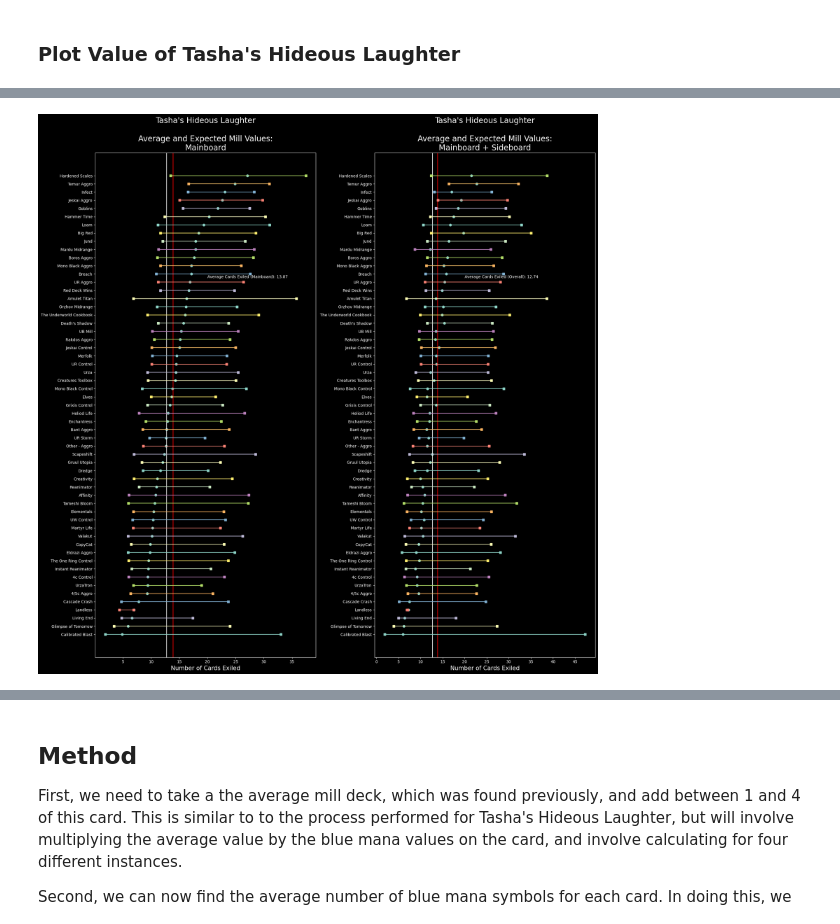
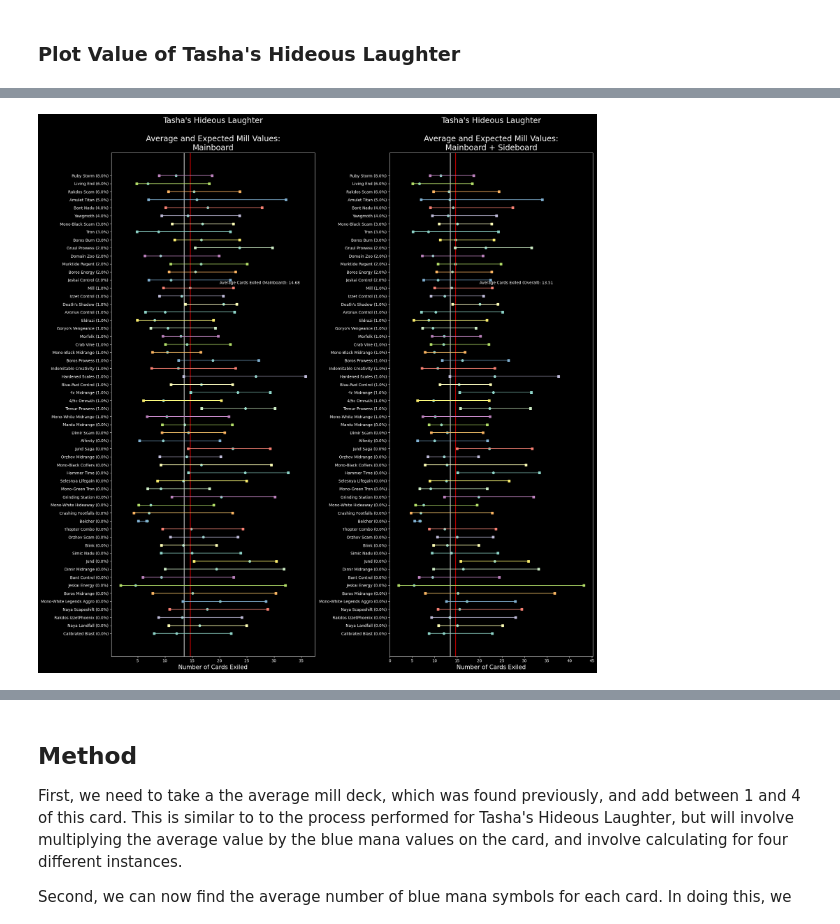
Before and after one commit to akingsley319/mtg_project, a Jupyter notebook: notebooks/EDA_Mill.ipynb, the cells around one changed output, grey strips where cells are left out. Drawn from its saved outputs; the diff is of its cells as text; code cells hidden in the pictures.

```diff
--- a/notebooks/EDA_Mill.ipynb
+++ b/notebooks/EDA_Mill.ipynb
@@ -80,7 +80,7 @@ Mainboard.fillna(0, inplace=True)
 Sideboard.fillna(0, inplace=True)
 # %%
 # All Dataframes should have the same number of decktypes and can be pulled from a single column list
-deck_types = list(Statistics['title'].unique())
+deck_types = list(Mainboard['title'].unique())
 # %%
 # Average deck size according to taken mean of each card's prevalence
 mainboard_deck_size = {}
@@ -309,3 +282,20 @@ avg_overall_value_weighted = sum([x[0]*x[1] for x in (zip(deck_count, overall_av
+# %%
+tasha_df = pd.DataFrame(columns=["title", "deck_size", "mainboard_avg", "overall_avg", "mainboard_value", "overall_value", "mainboard_minimum", "mainboard_maximum", "overall_minimum", "overall_maximum", "meta_percentage"])
+
+tasha_df["title"] = list(Mainboard.index)
+tasha_df["deck_size"] = Mainboard.sum(axis=1).values
+tasha_df["mainboard_avg"] = tasha_df["title"].apply(lambda x: mainboard_avg[x])
+tasha_df["overall_avg"] = tasha_df["title"].apply(lambda x: overall_avg[x])
+tasha_df["mainboard_value"] = 20 / tasha_df["mainboard_avg"]
+tasha_df["overall_value"] = 20 / tasha_df["overall_avg"]
+tasha_df["mainboard_minimum"] = tasha_df["title"].apply(lambda x: mainboard_minimum[x])
+tasha_df["mainboard_maximum"] = tasha_df["title"].apply(lambda x: mainboard_maximum[x])
+tasha_df["overall_minimum"] = tasha_df["title"].apply(lambda x: overall_minimum[x])
+tasha_df["overall_maximum"] = tasha_df["title"].apply(lambda x: overall_maximum[x])
+tasha_df["meta_percentage"] = tasha_df["title"].apply(lambda x: Statistics[Statistics["title"]==x]["meta_percentage"].values[0] / 100)
+tasha_df["title_verbose"] = tasha_df["title"] + " (" + tasha_df["meta_percentage"].apply(lambda x: str(float(str(x)[0:4]) * 100)) + "%)"
+
+tasha_df.sort_values("mainboard_value", inplace=True, ascending=False)
 # %% [markdown]
 ### Plot Value of Tasha's Hideous Laughter
 # %%
@@ -372,59 +369,61 @@ plt.show()
 # %%
+tasha_df.sort_values("meta_percentage", ascending=True, inplace=True)
+
 plt.style.use('dark_background')  # I find the dark background to be easier on the eyes
 fig = plt.figure(figsize=(20, 20))
 
 ax1 = fig.add_subplot(121)
 
-ax1.scatter(y=deck_types, x=mainboard_avg_cards) # Average Tasha's value
-ax1.scatter(y=deck_types, x=[mainboard_maximum[deck] for deck in deck_types], marker="_") # Maximum Tasha's Value
-ax1.scatter(y=deck_types, x=[mainboard_minimum[deck] for deck in deck_types], marker="_") # Minimum Tasha's Value
+ax1.scatter(y=tasha_df["title_verbose"], x=tasha_df["mainboard_value"]) # Average Tasha's value
+ax1.scatter(y=tasha_df["title_verbose"], x=tasha_df["mainboard_maximum"], marker="_") # Maximum Tasha's Value
+ax1.scatter(y=tasha_df["title_verbose"], x=tasha_df["mainboard_minimum"], marker="_") # Minimum Tasha's Value
 
 plt.title("Tasha's Hideous Laughter\n\nAverage and Expected Mill Values:\nMainboard", fontsize=20)
 
-plt.yticks(deck_types)
+plt.yticks(tasha_df["title_verbose"])
 
 plt.xlabel("Number of Cards Exiled", fontsize=15)
 plt.xticks([0,5,10,15,20,25,30,35,40,45])
 
 # Average Value
-plt.axvline(avg_overall_value)
-plt.axvline(x=avg_mainboard_value, color="r")
+plt.axvline(tasha_df["overall_value"].mean())
+plt.axvline(x=tasha_df["mainboard_value"].mean(), color="r")
 # Connect minimum and maximum hits
-for deck in deck_types:
-    ax1.plot([mainboard_minimum[deck], mainboard_maximum[deck]], [deck, deck], marker="s")
+for deck in tasha_df["title_verbose"]:
+    ax1.plot([tasha_df[tasha_df["title_verbose"]==deck]["mainboard_minimum"], tasha_df[tasha_df["title_verbose"]==deck]["mainboard_maximum"]], [deck, deck], marker="s")
 
-plt.text(x=20, y=43.5, s=f"Average Cards Exiled (Mainboard): {round(avg_mainboard_value, 2)}")
+plt.text(x=20, y=43.5, s=f"Average Cards Exiled (Mainboard): {round(tasha_df['mainboard_value'].mean(), 2)}")
 
 """
     Below is the plot for overall vertical plot
 """
 
 ax2 = fig.add_subplot(122)
 
-ax2.scatter(y=deck_types, x=overall_avg_cards) # Average Tasha's value
-ax2.scatter(y=deck_types, x=[overall_maximum[deck] for deck in deck_types], marker="_") # Maximum Tasha's Value
-ax2.scatter(y=deck_types, x=[overall_minimum[deck] for deck in deck_types], marker="_") # Minimum Tasha's Value
+ax2.scatter(y=tasha_df["title_verbose"], x=tasha_df["overall_value"]) # Average Tasha's value
+ax2.scatter(y=tasha_df["title_verbose"], x=tasha_df["overall_maximum"], marker="_") # Maximum Tasha's Value
+ax2.scatter(y=tasha_df["title_verbose"], x=tasha_df["overall_minimum"], marker="_") # Minimum Tasha's Value
 
 plt.title("Tasha's Hideous Laughter\n\nAverage and Expected Mill Values:\nMainboard + Sideboard", fontsize=20)
 
-plt.yticks(deck_types)
+plt.yticks(tasha_df["title_verbose"])
 
 plt.xlabel("Number of Cards Exiled", fontsize=15)
 plt.xticks([0,5,10,15,20,25,30,35,40,45])
 
 # Average Value
-plt.axvline(avg_overall_value)
-plt.axvline(x=avg_mainboard_value, color="r")
+plt.axvline(tasha_df["overall_value"].mean())
+plt.axvline(x=tasha_df["mainboard_value"].mean(), color="r")
 # Connect minimum and maximum hits
-for deck in deck_types:
-    ax2.plot([overall_minimum[deck], overall_maximum[deck]], [deck, deck], marker="s")
+for deck in tasha_df["title_verbose"]:
+    ax2.plot([tasha_df[tasha_df["title_verbose"]==deck]["overall_minimum"], tasha_df[tasha_df["title_verbose"]==deck]["overall_maximum"]], [deck, deck], marker="s")
 
-plt.text(x=20, y=43.5, s=f"Average Cards Exiled (Overall): {round(avg_overall_value, 2)}")
+plt.text(x=20, y=43.5, s=f"Average Cards Exiled (Overall): {round(tasha_df['overall_value'].mean(), 2)}")
 
 fig.tight_layout()
 plt.show()
 # %% [output]
-[figure, old version]
+[figure, new version]
 # %% [markdown]
 ## Conclusions
 
```
Also changed, not shown: parts of 14 cells of this notebook, 1 other file.
